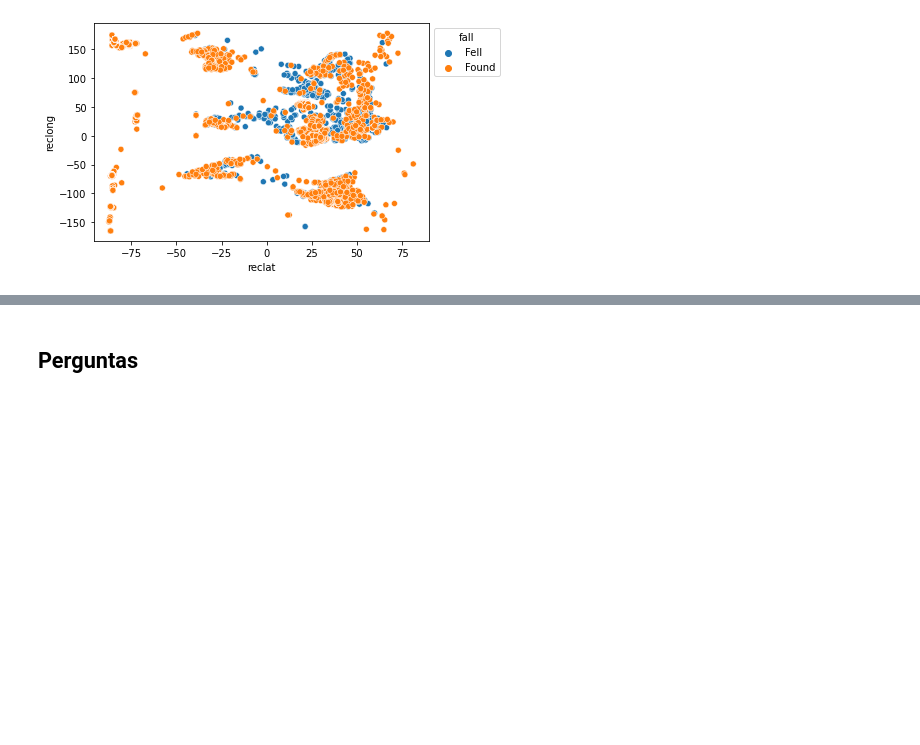
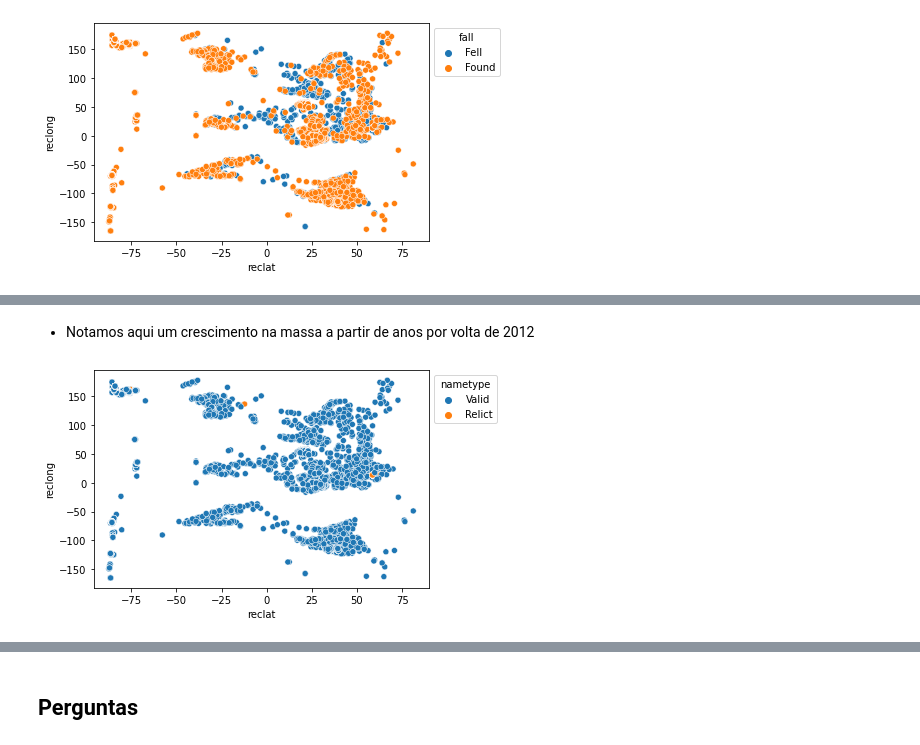
Before and after one commit to biabcaval/Projeto-ICD-analise-meteoros, a Jupyter notebook: relatório_final.ipynb, the cells around one changed output, grey strips where cells are left out. Drawn from its saved outputs; the diff is of its cells as text; code cells hidden in the pictures; blank space fills up the shorter version.

```diff
--- a/relatório_final.ipynb
+++ b/relatório_final.ipynb
@@ -215,0 +228,7 @@ sns.move_legend(ax, "upper left", bbox_to_anchor=(1,1))
+# %% [markdown]
+- Notamos aqui um crescimento na massa a partir de anos por volta de 2012
+# %%
+ax = sns.scatterplot(data=df1, x='reclat', y = 'reclong',hue='nametype') # Gráfico exibindo a quantidade de meteoritos e relictos()
+sns.move_legend(ax, "upper left", bbox_to_anchor=(1,1))
+# %% [output]
+[figure, added]
```
Also changed, not shown: parts of 4 cells of this notebook.
